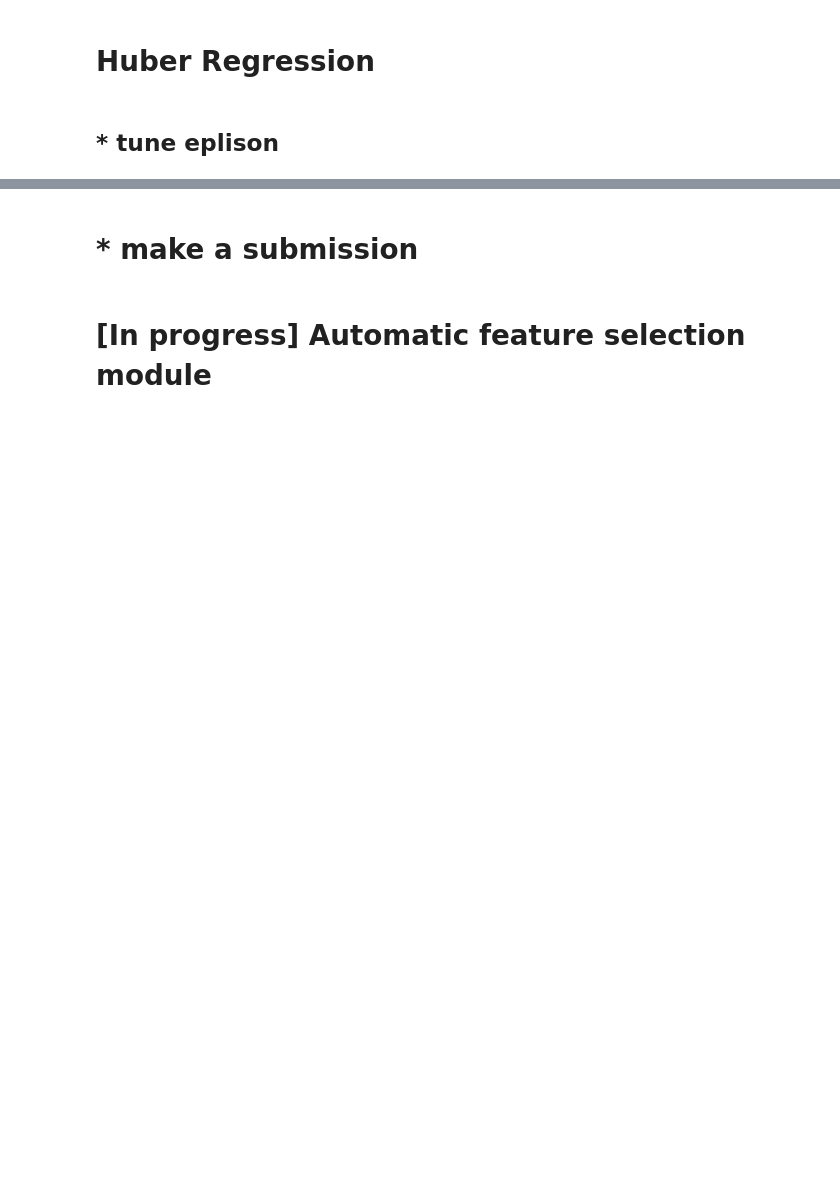
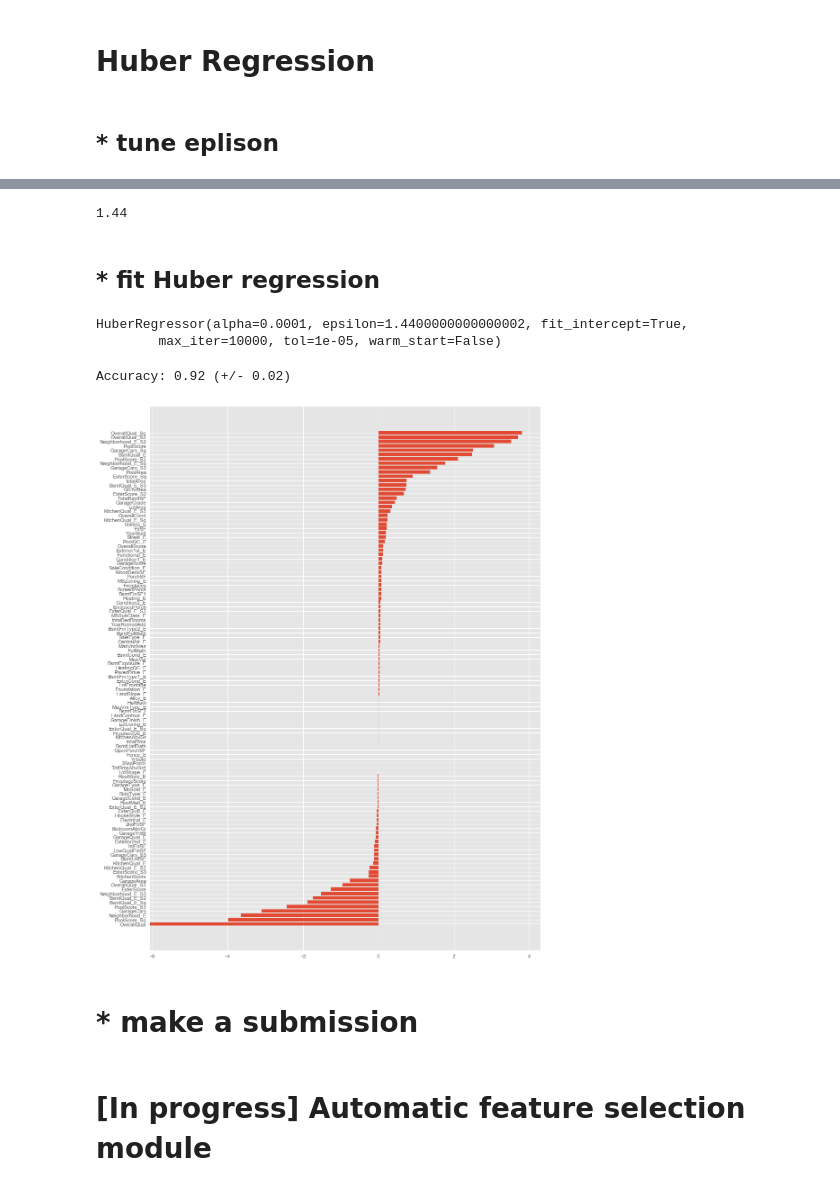
Before and after one commit to dolremi/Housing_Price, a Jupyter notebook: notebook/Linear model.ipynb, the cells around one changed output, grey strips where cells are left out. Drawn from its saved outputs; the diff is of its cells as text; code cells hidden in the pictures; blank space fills up the shorter version.

```diff
--- a/notebook/Linear model.ipynb
+++ b/notebook/Linear model.ipynb
@@ -155,3 +278,24 @@ warnings.filterwarnings('ignore')
 # Huber Regression
 # %% [markdown]
 ## * tune eplison
+# %%
+# construct Huber
+model =  HuberRegressor()
+#random seed
+np.random.seed(1)
+# use random parameter
+par_dict={'epsilon': sp_rand()}
+# use parameter pool
+#epsilon_values = {'epsilon':[1.35, 1.5, 1.75, 1.9]}
+epsilon_values = {'epsilon':np.arange(1.35,2.0,0.01)}
+print(epsilon_values)
+# # of searching
+N_search = 10000
+# contruct tuner
+#tuner = RandomizedSearchCV(estimator=model,
+#                             param_distributions=par_dict,
+#                             n_iter=N_search)
+tuner = GridSearchCV(estimator=model,
+                     param_grid=epsilon_values)
+# tune parameter (alpha)
+tuner.fit(X_train,y)
@@ -158,3 +318,46 @@ warnings.filterwarnings('ignore')
+# %%
+epsilon_huber = tuner.best_estimator_.epsilon
+# epsilon_huber = 1.44
+print(epsilon_huber)
+# %% [output]
+1.44
+# %% [markdown]
+## * fit Huber regression
+# %%
+mhuber = HuberRegressor(fit_intercept=True, max_iter=10000,
+                           epsilon=epsilon_huber)
+mhuber.fit(X_train, y)
+# %% [output]
+HuberRegressor(alpha=0.0001, epsilon=1.4400000000000002, fit_intercept=True,
+        max_iter=10000, tol=1e-05, warm_start=False)
+# %%
+# predict
+y_pred_mhuber=mhuber.predict(X_test)
+
+# get R^2 score
+#r2_score_lasso = r2_score(y_test, y_pred_mlasso)
+score_mhuber = cross_val_score(mhuber, X_train, y, cv=5,scoring='r2')
+print("Accuracy: %0.2f (+/- %0.2f)" % (score_mhuber.mean(),
+                                       score_mhuber.std() * 2))
+# %% [output]
+Accuracy: 0.92 (+/- 0.02)
+# %%
+# return masked coffecient
+coef_mhuber = mhuber.coef_
+
+# plot coffecient
+name_m = X_train.columns
+coef_dict_mhuber = dict(zip(name_m,coef_mhuber))
+coef_dict_mhuber = sorted(coef_dict_mhuber.items(), key=operator.itemgetter(1))
+coef_dict_mhuber = dict((x, y) for x, y in coef_dict_mhuber)
+#print(coef_dict_mhuber)
+plt.figure(num=None, figsize=(14, 20), dpi=80, facecolor='w', edgecolor='k')
+import warnings
+plt.barh(range(len(coef_dict_mhuber)), coef_dict_mhuber.values(), align='center')
+plt.yticks(range(len(coef_dict_mhuber)), coef_dict_mhuber.keys())
+warnings.filterwarnings('ignore')
+# %% [output]
+[figure, added]
 # %% [markdown]
 # * make a submission
 # %%
```
Also changed, not shown: parts of 19 cells of this notebook, 2 other files.
